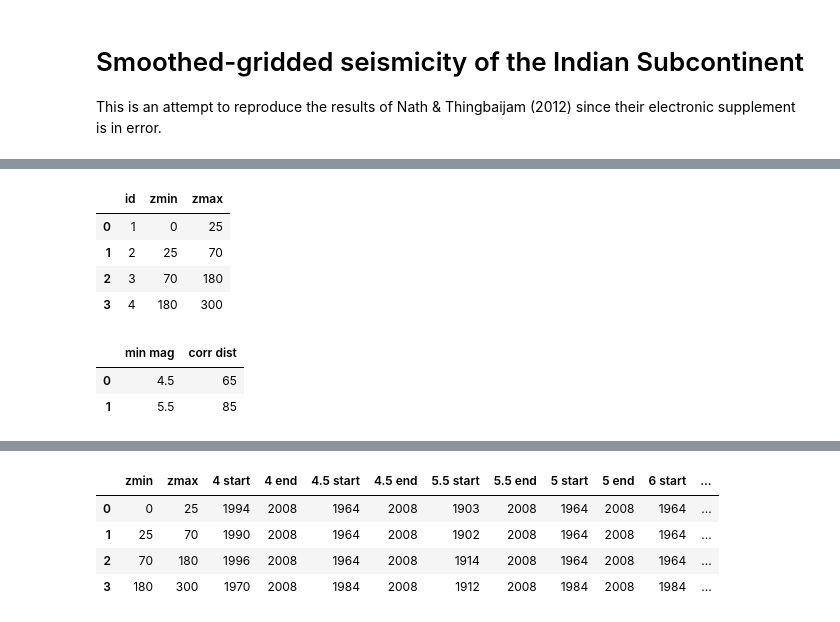
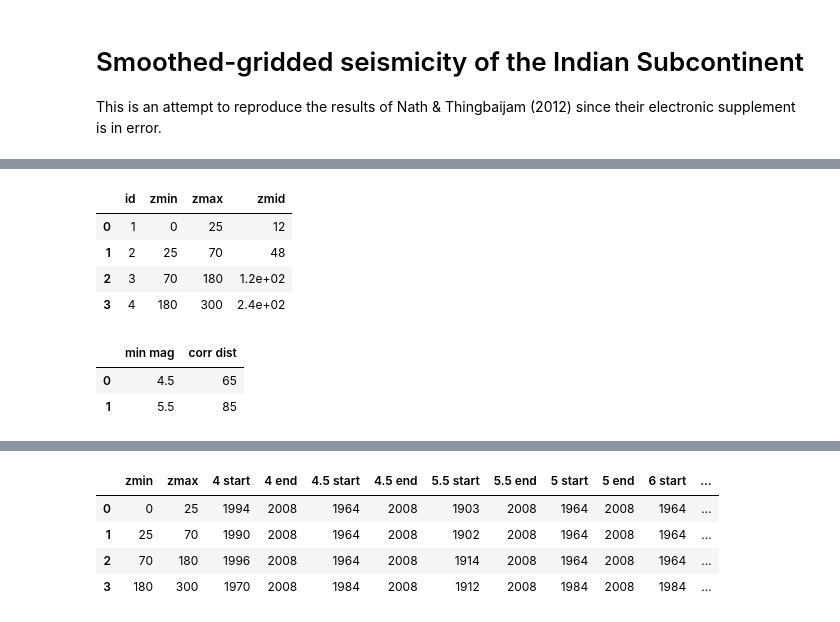
Before and after one commit to nackerley/indian-subcontinent-psha, a Jupyter notebook: Smoothed/Smoothed Seismicity from Catalogue.ipynb, the cells around one changed output, grey strips where cells are left out. Cells and saved outputs as stored; diff of their text form; code cells hidden in the pictures.

```diff
--- a/Smoothed/Smoothed Seismicity from Catalogue.ipynb
+++ b/Smoothed/Smoothed Seismicity from Catalogue.ipynb
@@ -52,22 +55,23 @@ pd.options.display.float_format = lambda x: '%.2g' % x
 # %%
 # define some lists needed at different stages
 layer_ids = [1, 2, 3, 4]
 layer_depths_km = [0, 25, 70, 180, 300]
 
 df_layers = pd.DataFrame(zip(layer_ids, layer_depths_km[:-1], layer_depths_km[1:]), columns=['id','zmin','zmax'])
+df_layers['zmid'] = (df_layers['zmin'] + df_layers['zmax'])/2
 display(df_layers)
 
 min_mags = [4.5, 5.5]
 corr_dists_km = [65, 85]
 
 df_models = pd.DataFrame(zip(min_mags, corr_dists_km), columns=['min mag','corr dist'])
 display(df_models)
 # %% [output]
-|  | id | zmin | zmax |
-| 0 | 1 | 0 | 25 |
-| 1 | 2 | 25 | 70 |
-| 2 | 3 | 70 | 180 |
-| 3 | 4 | 180 | 300 |
+|  | id | zmin | zmax | zmid |
+| 0 | 1 | 0 | 25 | 12 |
+| 1 | 2 | 25 | 70 | 48 |
+| 2 | 3 | 70 | 180 | 1.2e+02 |
+| 3 | 4 | 180 | 300 | 2.4e+02 |
 |  | min mag | corr dist |
 | 0 | 4.5 | 65 |
 | 1 | 5.5 | 85 |
```
Also changed, not shown: parts of 17 cells of this notebook, 9 other files.
